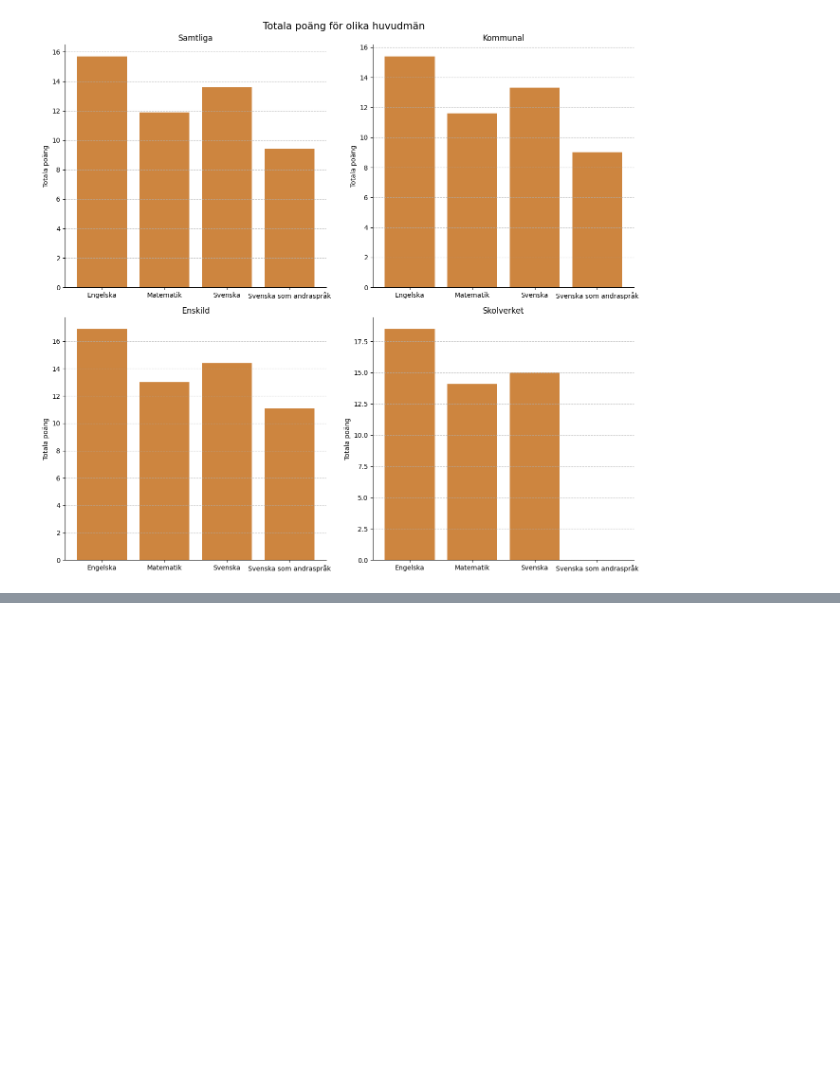
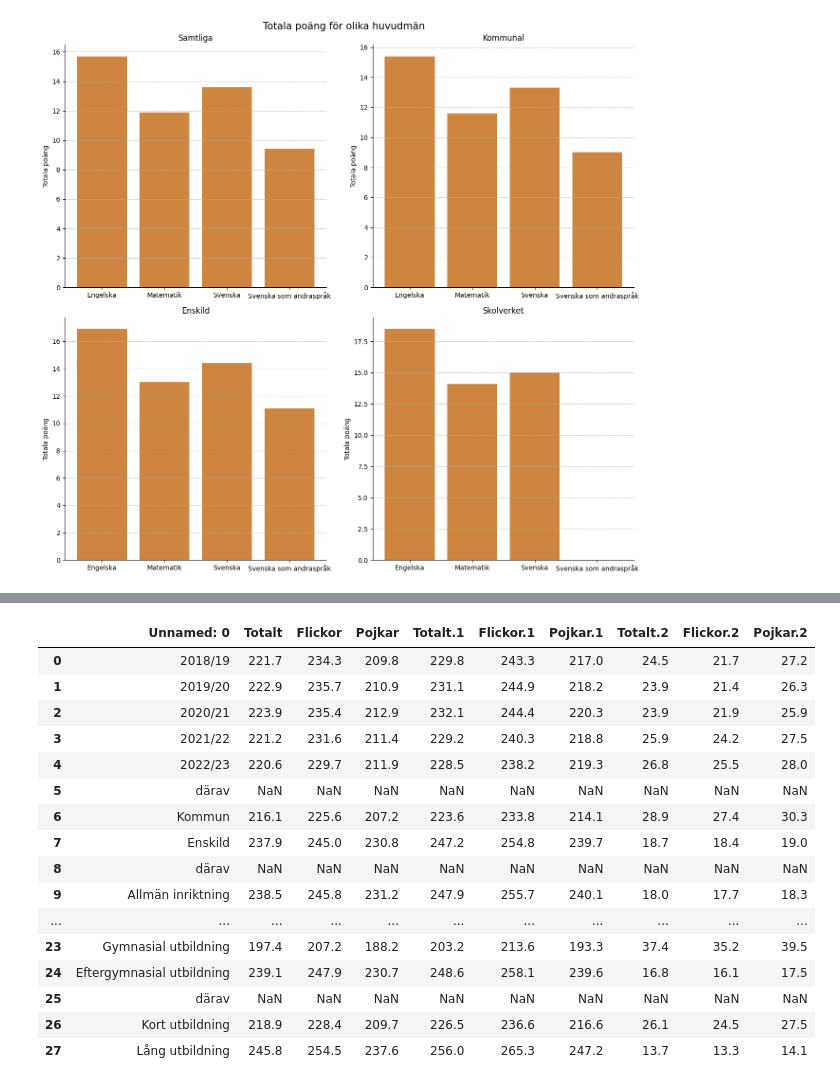
Before and after one commit to LouiseLuoto/Python-Louise-Luoto-OPA23, a Jupyter notebook: Laboration2/code.ipynb, the cells around one changed output, grey strips where cells are left out. Saved outputs shown, nothing was run; the diff lists cells and outputs as text; code cells hidden in the pictures; blank space fills up the shorter version.

Commit message:
read file for exercise 1a

```diff
--- a/Laboration2/code.ipynb
+++ b/Laboration2/code.ipynb
@@ -128,0 +133,23 @@ plot_subplots(df_riket)
+# %%
+import plotly.express as px
+
+sheet = "Tabell 1B"
+df_betyg = pd.read_excel("../Laboration2/Data/betyg_o_prov_riksnivå.xlsx", sheet_name=sheet, skiprows=7)
+# %% [output]
+|  | Unnamed: 0 | Totalt | Flickor | Pojkar | Totalt.1 | Flickor.1 | Pojkar.1 | Totalt.2 | Flickor.2 | Pojkar.2 |
+| 0 | 2018/19 | 221.7 | 234.3 | 209.8 | 229.8 | 243.3 | 217.0 | 24.5 | 21.7 | 27.2 |
+| 1 | 2019/20 | 222.9 | 235.7 | 210.9 | 231.1 | 244.9 | 218.2 | 23.9 | 21.4 | 26.3 |
+| 2 | 2020/21 | 223.9 | 235.4 | 212.9 | 232.1 | 244.4 | 220.3 | 23.9 | 21.9 | 25.9 |
+| 3 | 2021/22 | 221.2 | 231.6 | 211.4 | 229.2 | 240.3 | 218.8 | 25.9 | 24.2 | 27.5 |
+| 4 | 2022/23 | 220.6 | 229.7 | 211.9 | 228.5 | 238.2 | 219.3 | 26.8 | 25.5 | 28.0 |
+| 5 | därav | NaN | NaN | NaN | NaN | NaN | NaN | NaN | NaN | NaN |
+| 6 | Kommun | 216.1 | 225.6 | 207.2 | 223.6 | 233.8 | 214.1 | 28.9 | 27.4 | 30.3 |
+| 7 | Enskild | 237.9 | 245.0 | 230.8 | 247.2 | 254.8 | 239.7 | 18.7 | 18.4 | 19.0 |
+| 8 | därav | NaN | NaN | NaN | NaN | NaN | NaN | NaN | NaN | NaN |
+| 9 | Allmän inriktning | 238.5 | 245.8 | 231.2 | 247.9 | 255.7 | 240.1 | 18.0 | 17.7 | 18.3 |
+| ... | ... | ... | ... | ... | ... | ... | ... | ... | ... | ... |
+| 23 | Gymnasial utbildning | 197.4 | 207.2 | 188.2 | 203.2 | 213.6 | 193.3 | 37.4 | 35.2 | 39.5 |
+| 24 | Eftergymnasial utbildning | 239.1 | 247.9 | 230.7 | 248.6 | 258.1 | 239.6 | 16.8 | 16.1 | 17.5 |
+| 25 | därav | NaN | NaN | NaN | NaN | NaN | NaN | NaN | NaN | NaN |
+| 26 | Kort utbildning | 218.9 | 228.4 | 209.7 | 226.5 | 236.6 | 216.6 | 26.1 | 24.5 | 27.5 |
+| 27 | Lång utbildning | 245.8 | 254.5 | 237.6 | 256.0 | 265.3 | 247.2 | 13.7 | 13.3 | 14.1 |
```
Also changed, not shown: parts of 2 cells of this notebook.
